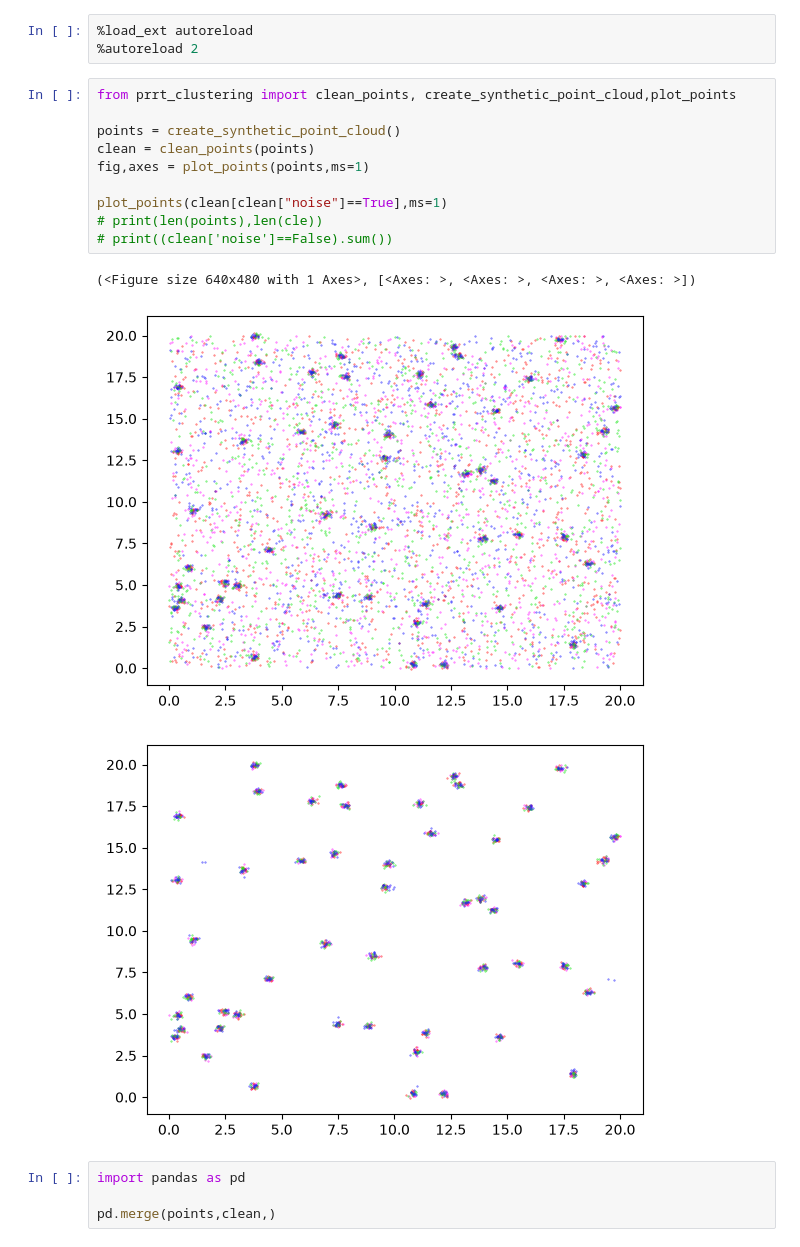
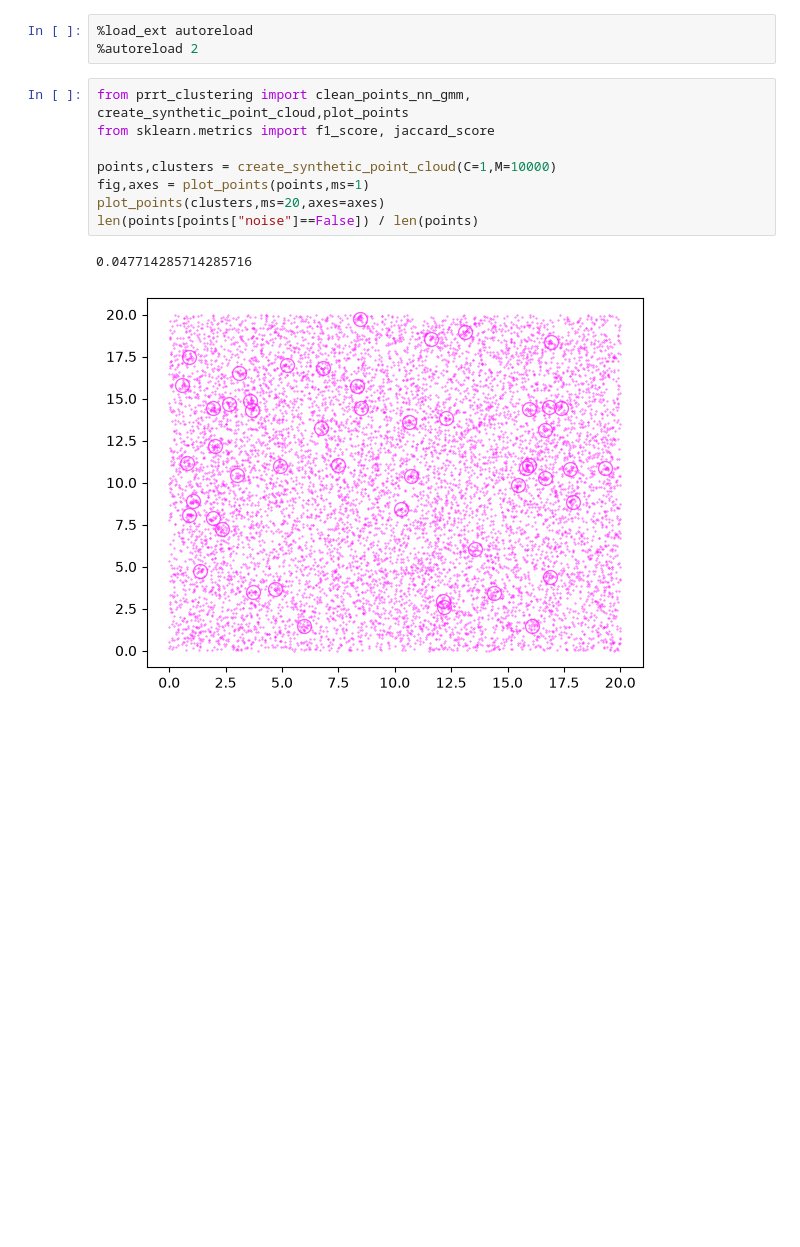
Before and after one commit to jboulanger/synex, a Jupyter notebook: notebooks/Test.ipynb, the cells around one changed output. Cells and saved outputs as stored; diff of their text form; blank space fills up the shorter version.

```diff
--- a/notebooks/Test.ipynb
+++ b/notebooks/Test.ipynb
@@ -2,20 +2,13 @@
 %load_ext autoreload
 %autoreload 2
 # %%
-from prrt_clustering import clean_points, create_synthetic_point_cloud,plot_points
+from prrt_clustering import clean_points_nn_gmm, create_synthetic_point_cloud,plot_points
+from sklearn.metrics import f1_score, jaccard_score
 
-points = create_synthetic_point_cloud()
-clean = clean_points(points)
+points,clusters = create_synthetic_point_cloud(C=1,M=10000)
 fig,axes = plot_points(points,ms=1)
-
-plot_points(clean[clean["noise"]==True],ms=1)
-# print(len(points),len(cle))
-# print((clean['noise']==False).sum())
+plot_points(clusters,ms=20,axes=axes)
+len(points[points["noise"]==False]) / len(points)
 # %% [output]
-(<Figure size 640x480 with 1 Axes>, [<Axes: >, <Axes: >, <Axes: >, <Axes: >])
+0.047714285714285716
-[figure, old version]
+[figure, new version]
-[figure, removed]
-# %%
-import pandas as pd
-
-pd.merge(points,clean,)
```
Also changed, not shown: parts of 6 cells of this notebook, 8 other files.
